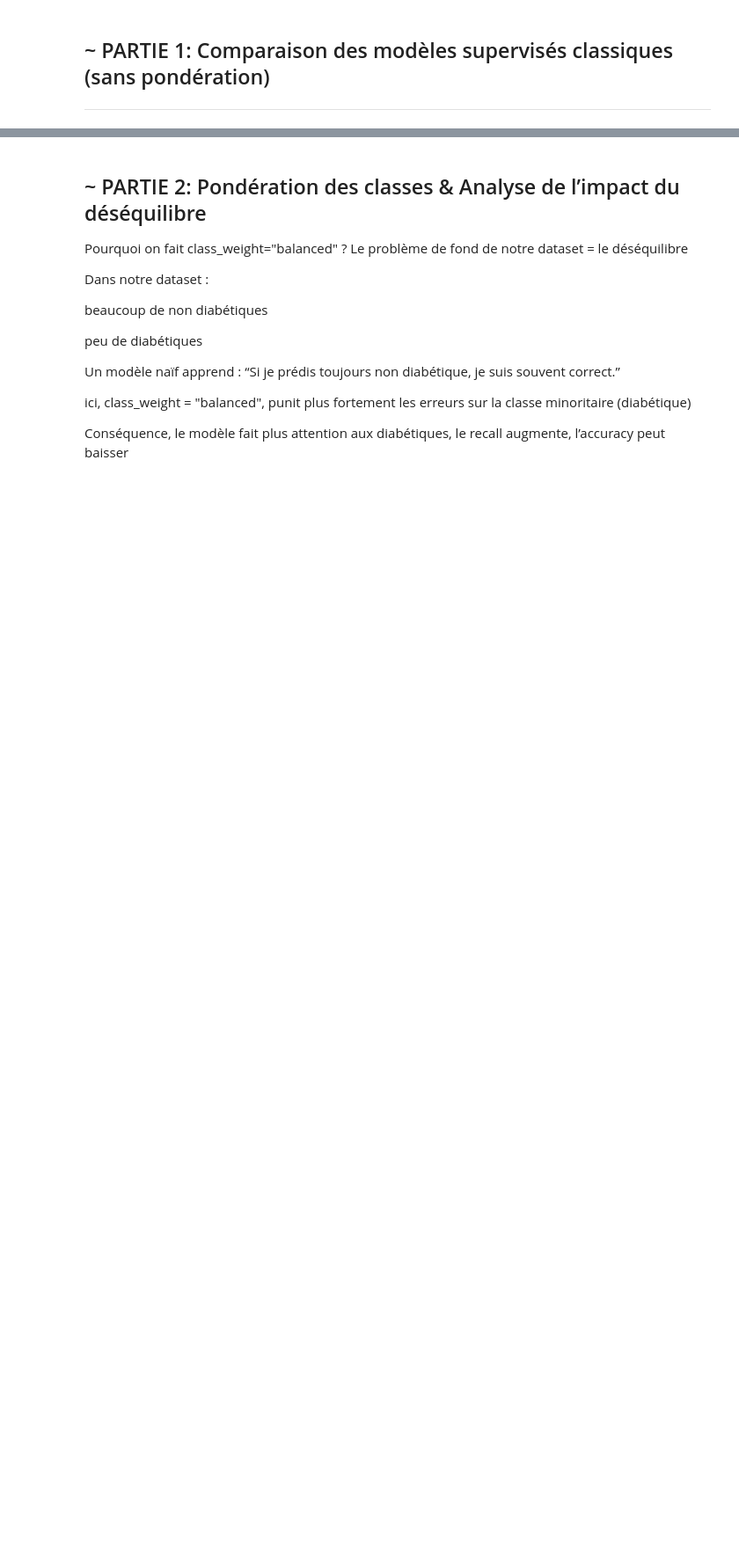
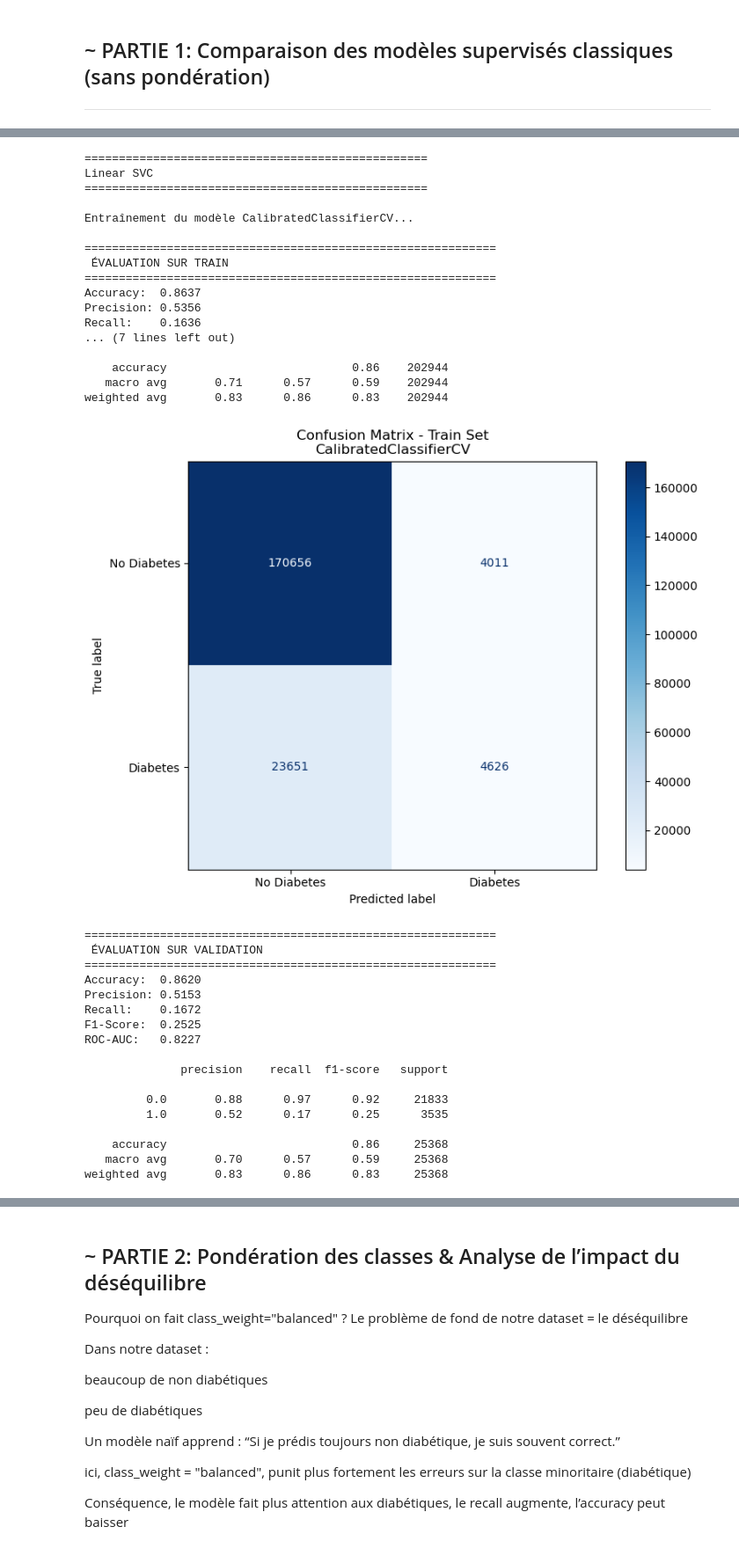
Before and after one commit to IzhaarMO/SPLEX_Project, a Jupyter notebook: izhaar.ipynb, the cells around one changed output, grey strips where cells are left out. Shown at 88% size. Drawn from its saved outputs; the diff is of its cells as text; code cells hidden in the pictures; blank space fills up the shorter version.

```diff
--- a/izhaar.ipynb
+++ b/izhaar.ipynb
@@ -295,0 +577,51 @@ results
+# %%
+# NVX CODE CLAUDE
+
+print("\n" + "="*50)
+print("Linear SVC")
+print("="*50)
+
+results = {}
+# Linear SVC
+svc_model = CalibratedClassifierCV(LinearSVC(random_state=42, max_iter=5000))  # Wrapper pour predict_proba
+results['SVC'] = train_and_evaluate_model(
+    #svc_model, X_train, X_val, X_test, y_train, y_val, y_test
+    svc_model, X_train, X_val, y_train, y_val
+
+    )
+# %% [output]
+==================================================
+Linear SVC
+==================================================
+
+Entraînement du modèle CalibratedClassifierCV...
+
+============================================================
+ ÉVALUATION SUR TRAIN
+============================================================
+Accuracy:  0.8637
+Precision: 0.5356
+Recall:    0.1636
+... (7 lines left out)
+
+    accuracy                           0.86    202944
+   macro avg       0.71      0.57      0.59    202944
+weighted avg       0.83      0.86      0.83    202944
+[figure, added]
+============================================================
+ ÉVALUATION SUR VALIDATION
+============================================================
+Accuracy:  0.8620
+Precision: 0.5153
+Recall:    0.1672
+F1-Score:  0.2525
+ROC-AUC:   0.8227
+
+              precision    recall  f1-score   support
+
+         0.0       0.88      0.97      0.92     21833
+         1.0       0.52      0.17      0.25      3535
+
+    accuracy                           0.86     25368
+   macro avg       0.70      0.57      0.59     25368
+weighted avg       0.83      0.86      0.83     25368
```
Also changed, not shown: parts of 47 cells of this notebook, 1 other file.
